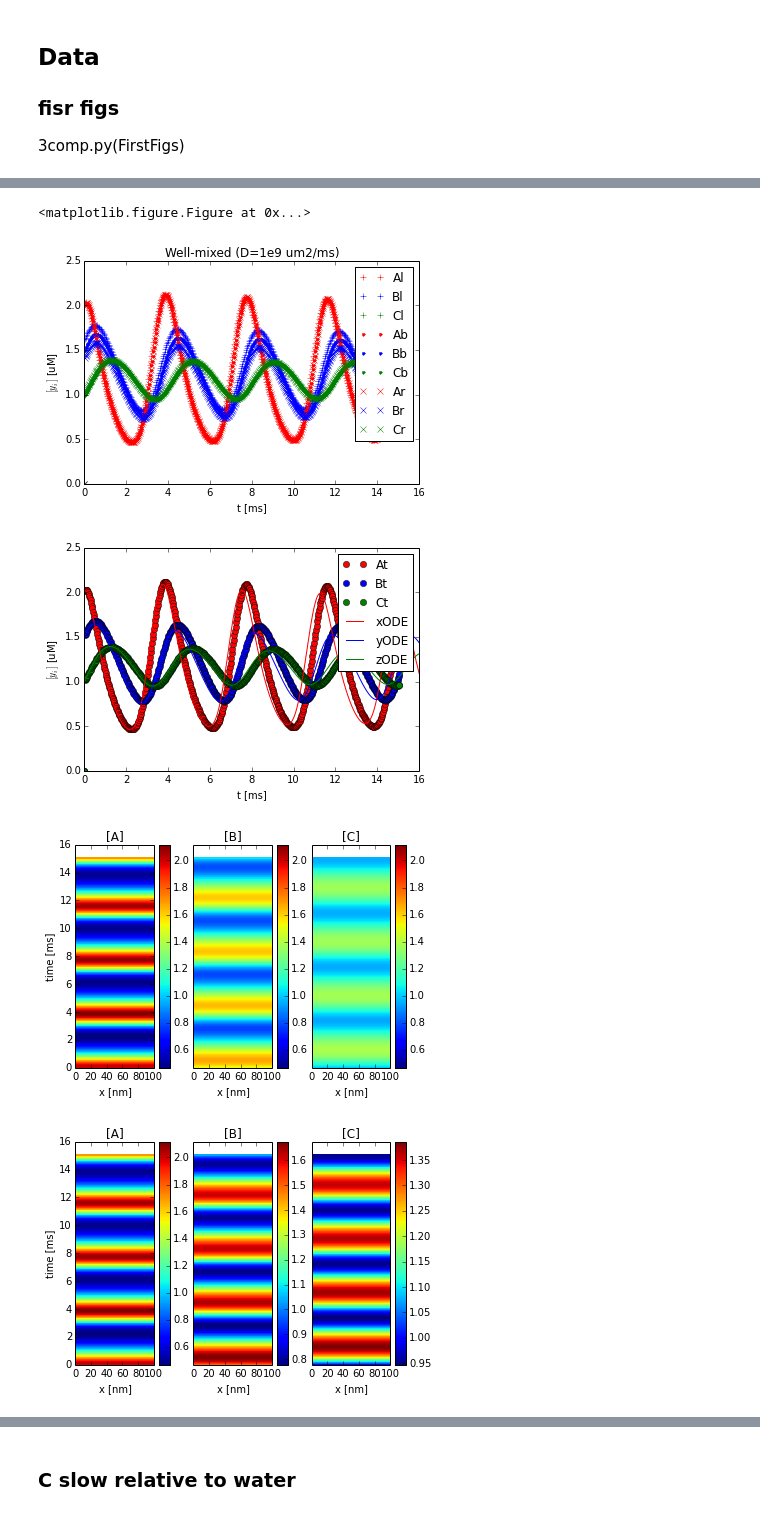
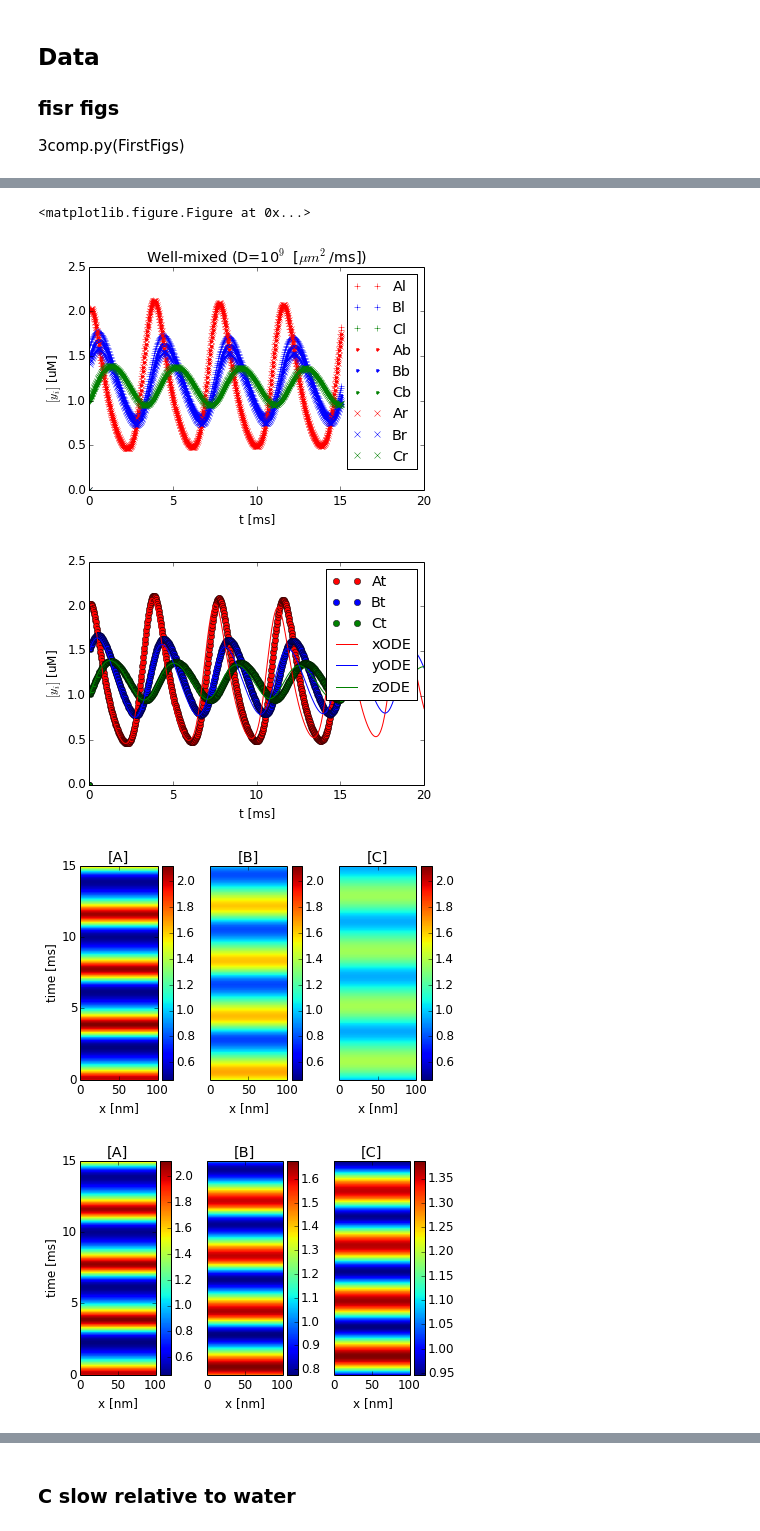
Before and after one commit to huskeypm/enzymekineticsacs, a Jupyter notebook: goodwinPDE.ipynb, the cells around one changed output, grey strips where cells are left out. Cells and saved outputs as stored; diff of their text form; code cells hidden in the pictures.

Commit message:
updating figures, etc for final submission of paper

```diff
--- a/goodwinPDE.ipynb
+++ b/goodwinPDE.ipynb
@@ -38,3 +36,9 @@ python paper.py -run all
+# %%
+rcParams['figure.dpi']=300
+font = {#'weight' : 'bold',
+        'size'   : 12}
+
+matplotlib.rc('font', **font)
 # %%
 if 1:
     # load pickle
@@ -58,6 +62,8 @@ if 1:
 
     pkl_file = open('resultsABslowCveryslow.pkl', 'rb')
     resultsABslowCveryslow = pickle.load(pkl_file)['results']
+    pkl_file = open('test/resultsABslowCveryslow.pkl', 'rb')
+    resultsABslowCveryslowTest = pickle.load(pkl_file)['results']
 
     pkl_file = open('resultsAllslow.pkl', 'rb')
     resultsAllslow = pickle.load(pkl_file)['results']
@@ -68,14 +74,14 @@ if 1:
 # VM
 #root = "/home/huskeypm/papers/changsunpapers/compartment/figs/"
 # kafka
-root = "/home/AD/pmke226/papers/changsunpapers/compartment/figs/"
-root = "./"
+root = "/home/AD/pmke226/papers/postdoc/changsunpapers/compartment/figs/"
+#root = "./"
 
 # Must run with params.paraview=True to get this to work
 # Note: i stored pkl results in a funky way, so I need to use different
 # indices if I'm passing along results from a pkl versus those passed directly
 # from the simulation
-def plotLineScans(results,figName="none",sameClim=False,fromPKL=True):
+def plotLineScans(results,figName="none",sameClim=False,fromPKL=True,yMax=16):
     um_to_nm=1000.
     climdim=np.zeros(2)
 
@@ -116,12 +122,14 @@ def plotLineScans(results,figName="none",sameClim=False,fromPKL=True):
         climdim[1]=np.max([climdim[1],np.max(lines)])
         plt.clim(climdim)
 
+      pyplot.locator_params(nbins=3)
       #plt.clim([1.9,2.1])
       if i==0:
         plt.ylabel("time [ms]")
       else:
         plt.yticks([])
       plt.xlabel("x [nm]")
-
+      plt.ylim([0,yMax])
+      plt.tight_layout()
       if(figName!="none"):
             plt.gcf().savefig(figName,dpi=300)
@@ -153,29 +168,30 @@ if 0: #NEVER RUN
 # %%
 import plotting
-root = "./"
 results = resultsFast
 plt.figure(figsize=(10.0, 8.0))
 plotting.plotconcs1(results.ts,results.concs)
 plotting.plotconcs2Barrier(results.ts,results.concs)
 plotting.plotconcs3(results.ts,results.concs)
-plt.title("Well-mixed (D=1e9 um2/ms)")
+plt.title("Well-mixed (D=10$^9$ [$\mu m^2$/ms])")
+plt.xlim([0.,20])
 plt.gcf().savefig(root+"acsfig2a.png",dpi=300)
 
 if 1:
   plt.figure()
   plotting.plotconcssum(results.ts,results.concs,results.volFracs)
   plotting.plotODE(tode,yode)
+  plt.xlim([0.,20])
   plt.gcf().savefig(root+"acsfig2apdeode.png",dpi=300)
-  plt.xlim([0.,16])
 
-  plotLineScans(results,figName=root+"linescanfastdiffN.png",sameClim=True)
-  plotLineScans(results,figName=root+"linescanfastdiff.png")
+
+  plotLineScans(results,figName=root+"linescanfastdiffN.png",sameClim=True,yMax=15.)
+  plotLineScans(results,figName=root+"linescanfastdiff.png",yMax=15.)
 # %% [output]
 <matplotlib.figure.Figure at 0x...>
-[figure, old version]
+[figure, new version]
-[figure, old version]
+[figure, new version]
-[figure, old version]
+[figure, new version]
-[figure, old version]
+[figure, new version]
 # %%
 results = resultsWater
 plt.figure()
```
Also changed, not shown: parts of 37 cells of this notebook, 5 other files.
